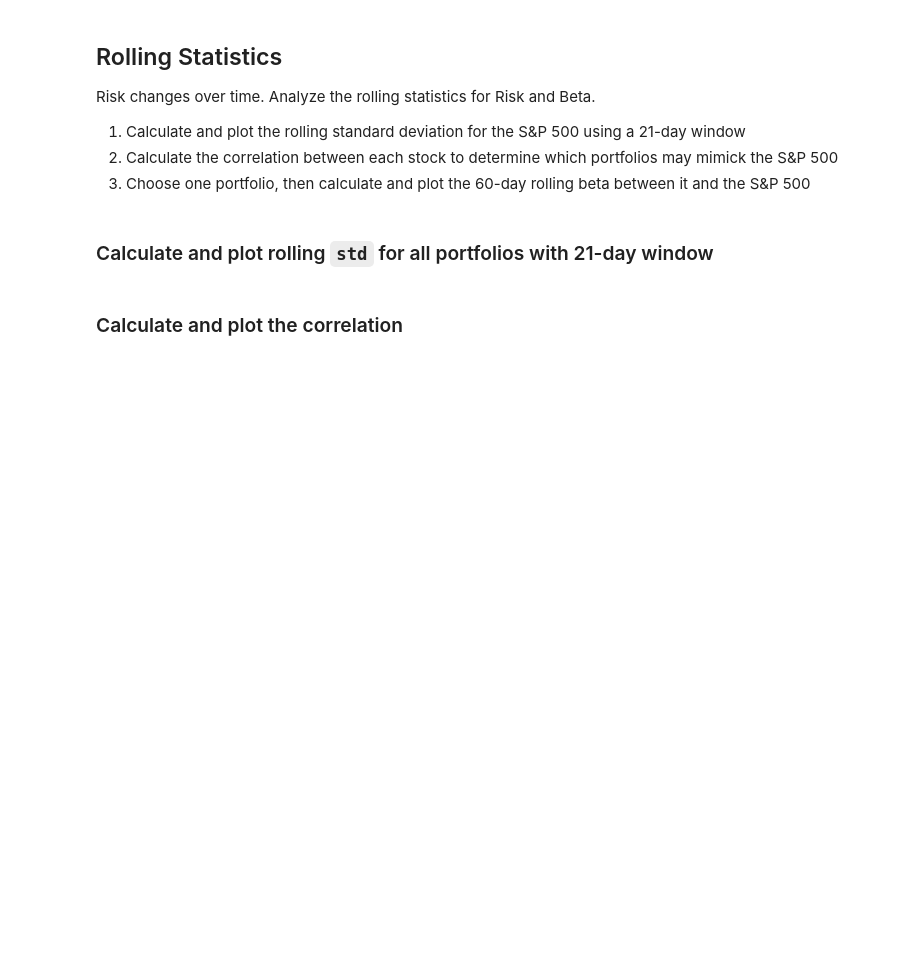
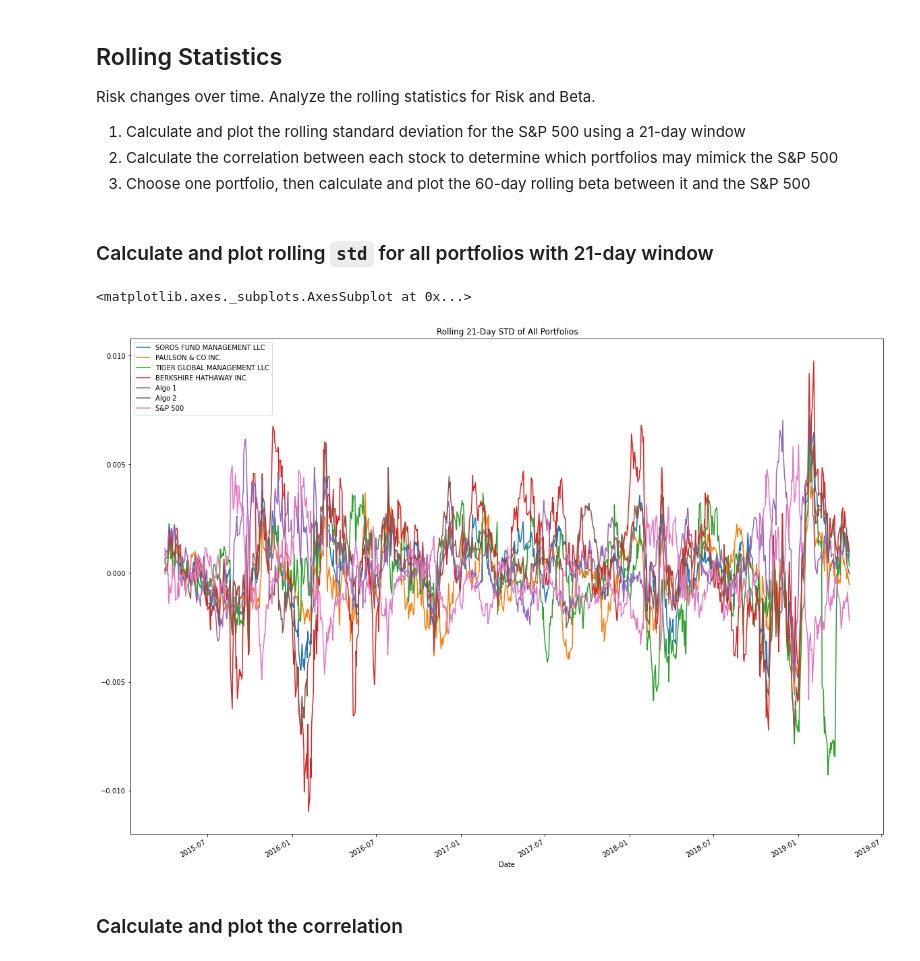
Before and after one commit to moniqueticzon/Portfolio-Analysis-Tools, a Jupyter notebook: whale_analysis.ipynb, the cells around one changed output. Cells and saved outputs as stored; diff of their text form; code cells hidden in the pictures; blank space fills up the shorter version.

```diff
--- a/whale_analysis.ipynb
+++ b/whale_analysis.ipynb
@@ -337,8 +359,13 @@ Risk changes over time. Analyze the rolling statistics for Risk and Beta.
 ### Calculate and plot rolling `std` for all portfolios with 21-day window
 # %%
 # Calculate the rolling standard deviation for all portfolios using a 21-day window
+rolling_std_21 = combined_df.rolling(window=21).mean()
 
 # Plot the rolling standard deviation
+rolling_std_21.plot(figsize=(20,15), title="Rolling 21-Day STD of All Portfolios")
+# %% [output]
+<matplotlib.axes._subplots.AxesSubplot at 0x...>
+[figure, added]
 # %% [markdown]
 ### Calculate and plot the correlation
 # %%
```
Also changed, not shown: parts of 12 cells of this notebook.
